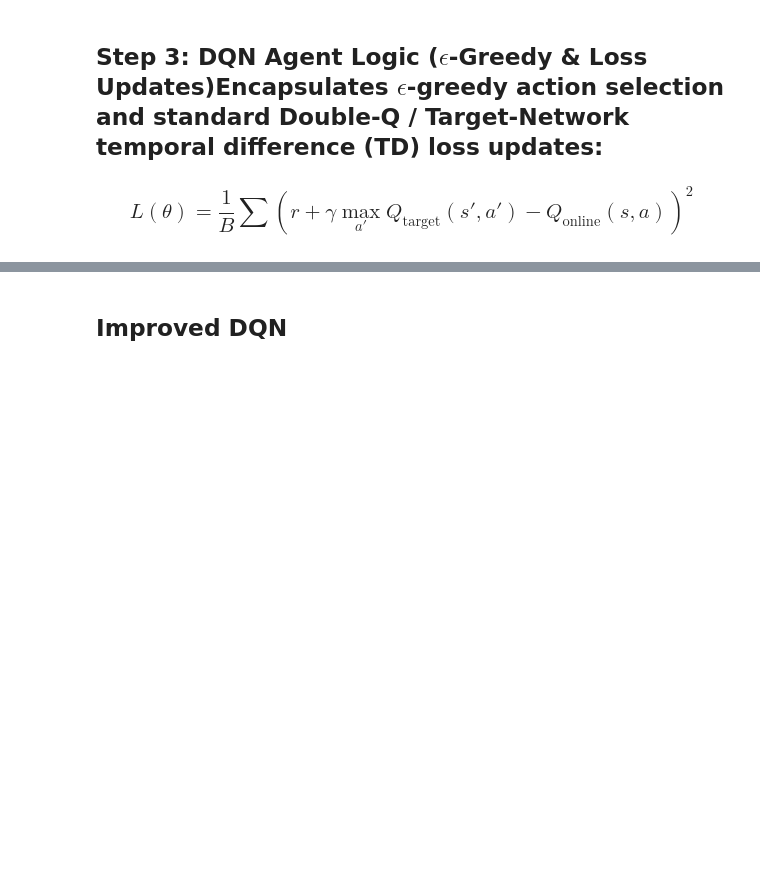
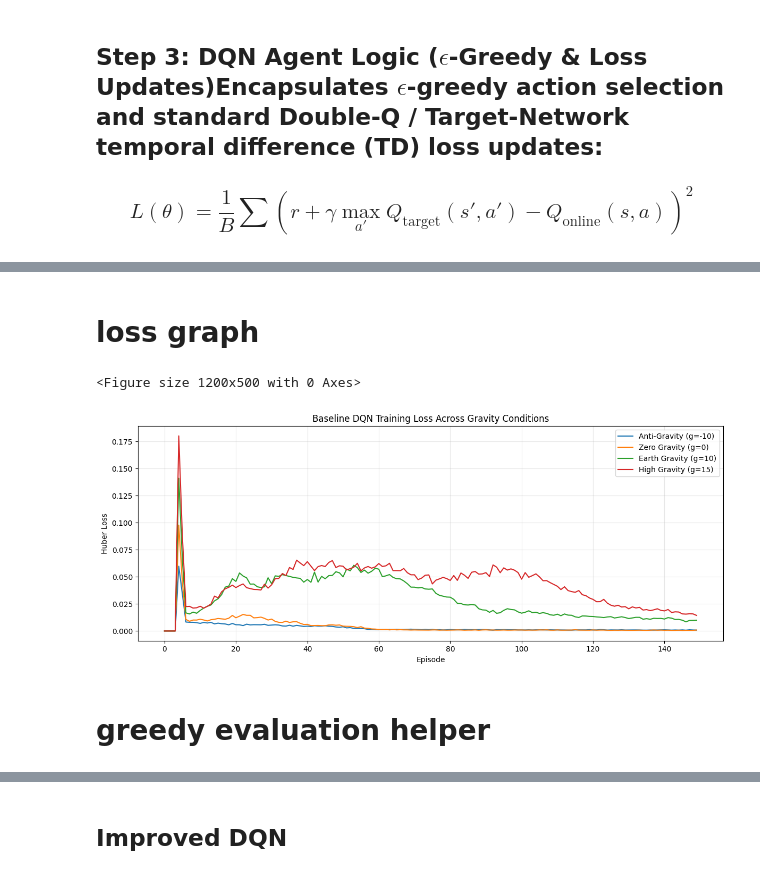
Before and after one commit to noodlebatteries124/deleca2, a Jupyter notebook: PtBJunHao.ipynb, the cells around one changed output, grey strips where cells are left out. Saved outputs shown, nothing was run; the diff lists cells and outputs as text; code cells hidden in the pictures; blank space fills up the shorter version.

```diff
--- a/PtBJunHao.ipynb
+++ b/PtBJunHao.ipynb
@@ -1197,0 +1121,40 @@ plt.show()
+# %% [markdown]
+# loss graph
+# %%
+import matplotlib.pyplot as plt
+
+gravities = ["g=-10", "g=0", "g=10", "g=15"]
+
+gravity_labels = {
+    "g=-10": "Anti-Gravity",
+    "g=0": "Zero Gravity",
+    "g=10": "Earth Gravity",
+    "g=15": "High Gravity"
+}
+
+plt.figure(figsize=(12, 5))
+import matplotlib.pyplot as plt
+
+plt.figure(figsize=(12, 5))
+
+for gravity_name in gravities:
+    raw_data = baseline_results[gravity_name]
+    history = raw_data["history"] if "history" in raw_data else raw_data
+
+    plt.plot(
+        history["losses"],
+        label=f"{gravity_labels[gravity_name]} ({gravity_name})",
+    )
+
+plt.xlabel("Episode")
+plt.ylabel("Huber Loss")
+plt.title("Baseline DQN Training Loss Across Gravity Conditions")
+plt.grid(alpha=0.3)
+plt.legend()
+plt.tight_layout()
+plt.show()
+# %% [output]
+<Figure size 1200x500 with 0 Axes>
+[figure, added]
+# %% [markdown]
+# greedy evaluation helper
```
Also changed, not shown: parts of 85 cells of this notebook, 6 other files.
